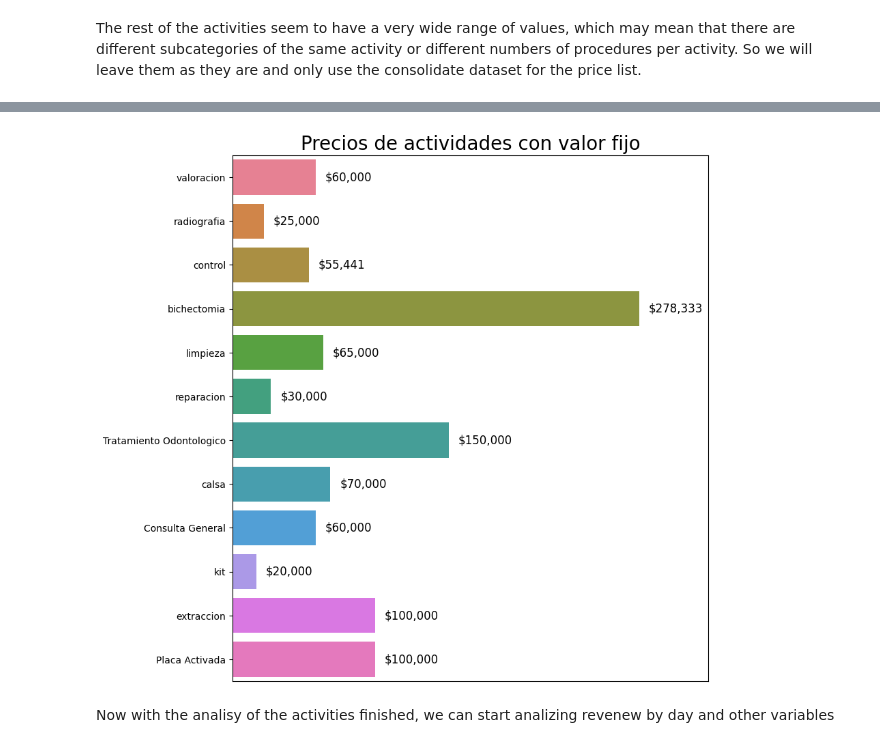
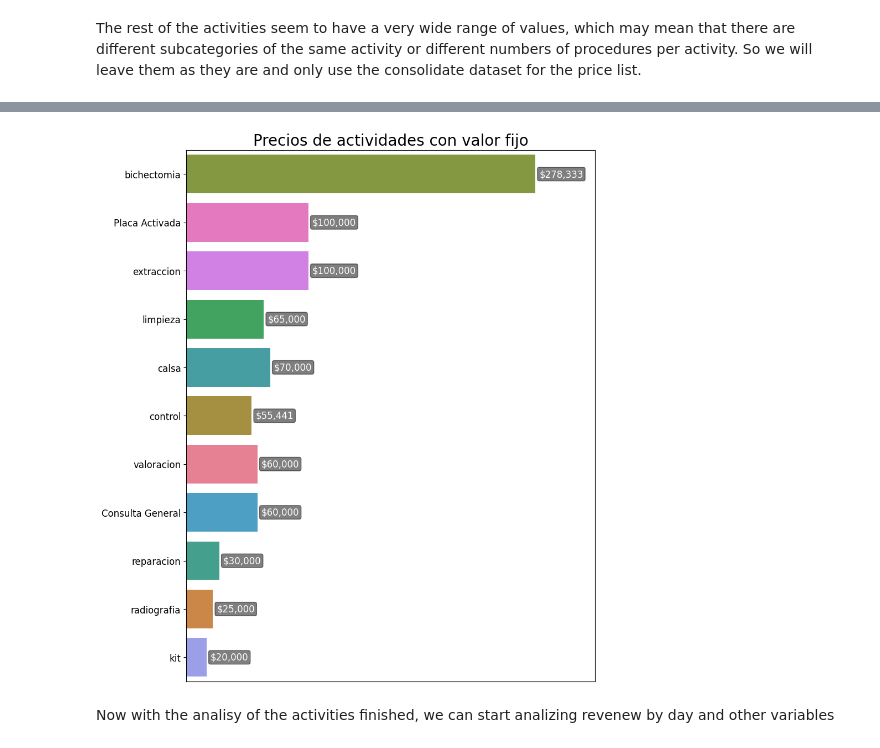
Before and after one commit to JsNcAr/GSalud_Analysis, a Jupyter notebook: 3.EDA.ipynb, the cells around one changed output, grey strips where cells are left out. Saved outputs shown, nothing was run; the diff lists cells and outputs as text; code cells hidden in the pictures.

```diff
--- a/3.EDA.ipynb
+++ b/3.EDA.ipynb
@@ -422,0 +423,4 @@ The figure layout has changed to tight
+# %%
+# Remove "Tratamiento Odontologico" from the df_activities_fixed
+df_activities_fixed = df_activities_fixed[df_activities_fixed["activity_name"]
+                                          != "Tratamiento Odontologico"]
@@ -423,40 +429,48 @@ The figure layout has changed to tight
 # %%
-plt.figure(figsize=(9, 10))
-ax = sns.barplot(data=df_activities_fixed,
-                 y="activity_name",
-                 x="value",
-                 hue="activity_name",
-                 errorbar=None,
-                 zorder=2)
+fig = plt.figure(figsize=(9, 10), constrained_layout=True)
+ax = sns.barplot(
+    data=df_activities_fixed,
+    y="activity_name",
+    x="value",
+    hue="activity_name",
+    errorbar=None,
+    # Sort the bars by value
+    order=df_activities_fixed.sort_values("value",
+                                          ascending=False).activity_name,
+    zorder=2)
 plt.title("Precios de actividades con valor fijo", fontdict={"fontsize": 20})
 plt.xlabel("")
 plt.ylabel("")
+plt.yticks(fontsize=12)
 
 # Set x limits
 plt.xlim(min(df_activities_fixed["value"]),
          max(df_activities_fixed["value"] + 25000))
 
 # Remove x-axis labels
 ax.set_xticklabels([])
 
 # Remove x-axis tick lines
 plt.gca().tick_params(axis='x', bottom=False)
 
-# Annotate each bar with its value
+# Annotate each bar with its value with background on the labels
 for p in ax.patches:
-    ax.annotate(f"${int(p.get_width()):,}",
+    ax.annotate(f"${int(p.get_width()):,d}",
                 (p.get_width(), p.get_y() + p.get_height() / 2),
                 ha="left",
                 va="center",
                 fontsize=12,
-                color="black",
-                xytext=(10, 0),
-                textcoords="offset points")
+                color="white",
+                xytext=(5, 0),
+                textcoords="offset points",
+                bbox=dict(facecolor='black',
+                          alpha=0.5,
+                          boxstyle="round,pad=0.2"))
 # Save the figure
 plt.savefig("Images/precios_actividades_fijo.png")
 plt.show()
 # %% [output]
-[figure, old version]
+[figure, new version]
 # %% [markdown]
 Now with the analisy of the activities finished, we can start analizing revenew by day and other variables
 # %%
```
Also changed, not shown: parts of 7 cells of this notebook.
